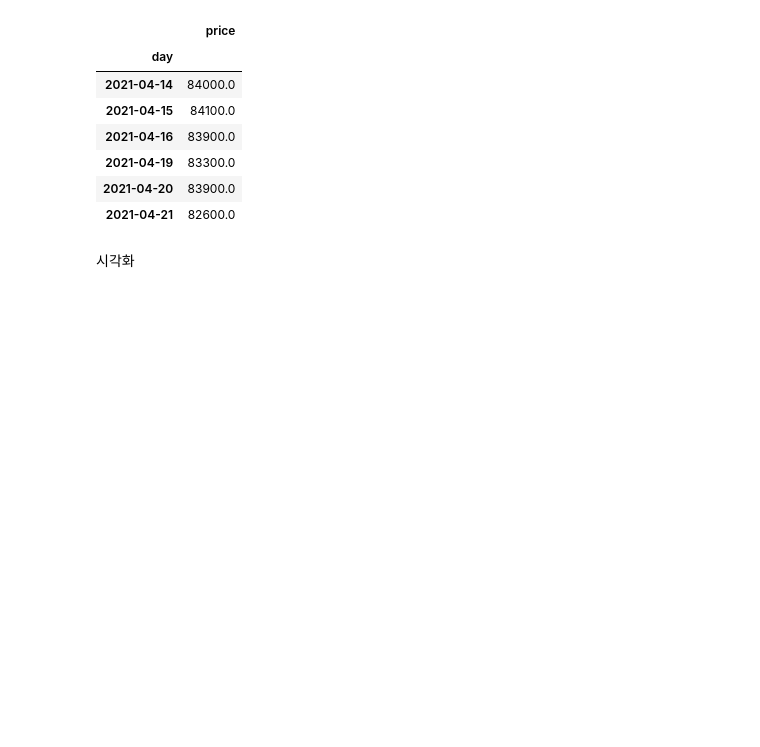
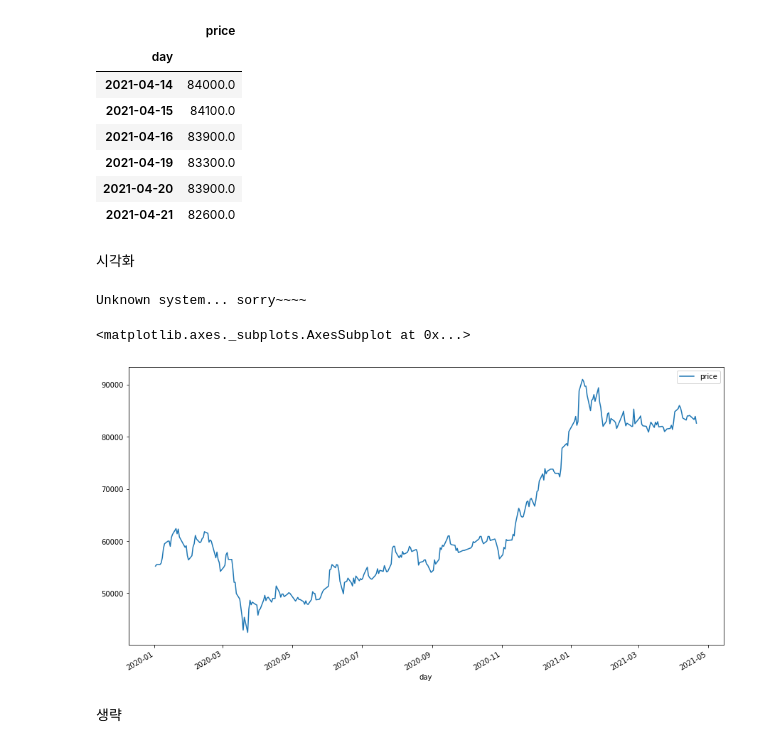
Before and after one commit to yk-Jeong/sourcecode_copy, a Jupyter notebook: 6th_samsung.ipynb, the cells around one changed output. Saved outputs shown, nothing was run; the diff lists cells and outputs as text; code cells hidden in the pictures; blank space fills up the shorter version.

```diff
--- a/6th_samsung.ipynb
+++ b/6th_samsung.ipynb
@@ -130,7 +114,21 @@ import platform
 from matplotlib import font_manager, rc
 plt.rcParams['axes.unicode_minus'] = False
 # %%
-if platform.system() == 'Windows':
-  path = "c:/Windows/Fonts/malgun.ttf"
-  font_name = font_manager.FontProperties(fname = path).get_name()
-  rc('font', family = font_name)
+if platform.system() == 'Darwin':
+    rc('font', family='AppleGothic')
+elif platform.system() == 'Windows':
+    path = "c:/Windows/Fonts/malgun.ttf"
+    font_name = font_manager.FontProperties(fname=path).get_name()
+    rc('font', family=font_name)
+else:
+    print('Unknown system... sorry~~~~')
+# %% [output]
+Unknown system... sorry~~~~
+# %%
+fig, ax = plt.subplots(figsize = (15, 8))
+samsung_df.plot(ax = ax)
+# %% [output]
+<matplotlib.axes._subplots.AxesSubplot at 0x...>
+[figure, added]
+# %% [markdown]
+생략
```
Also changed, not shown: parts of 7 cells of this notebook.
